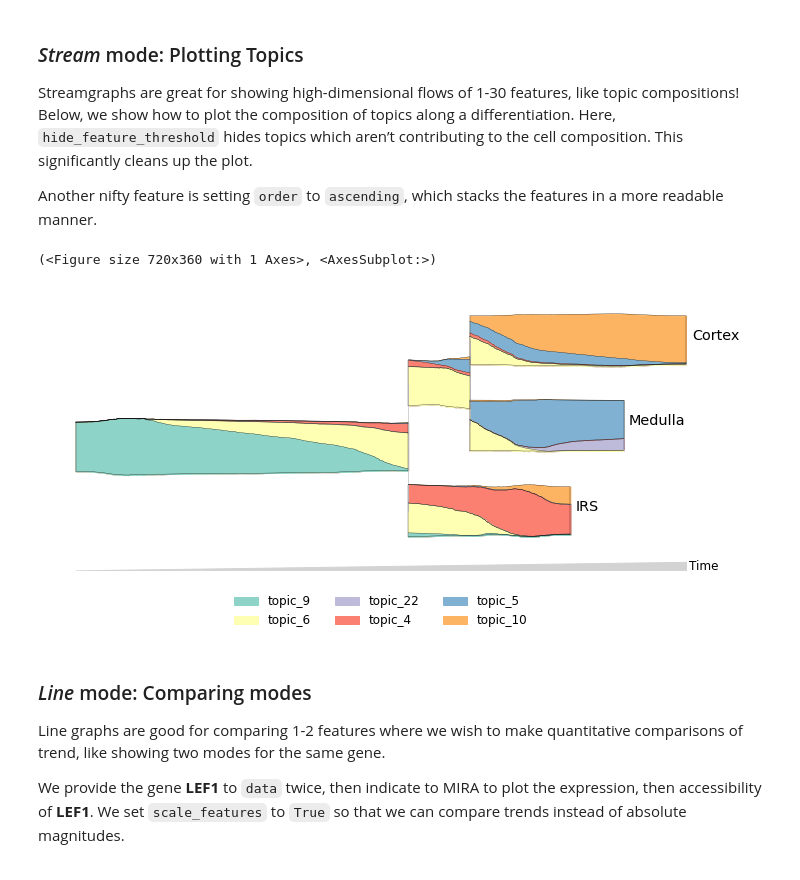
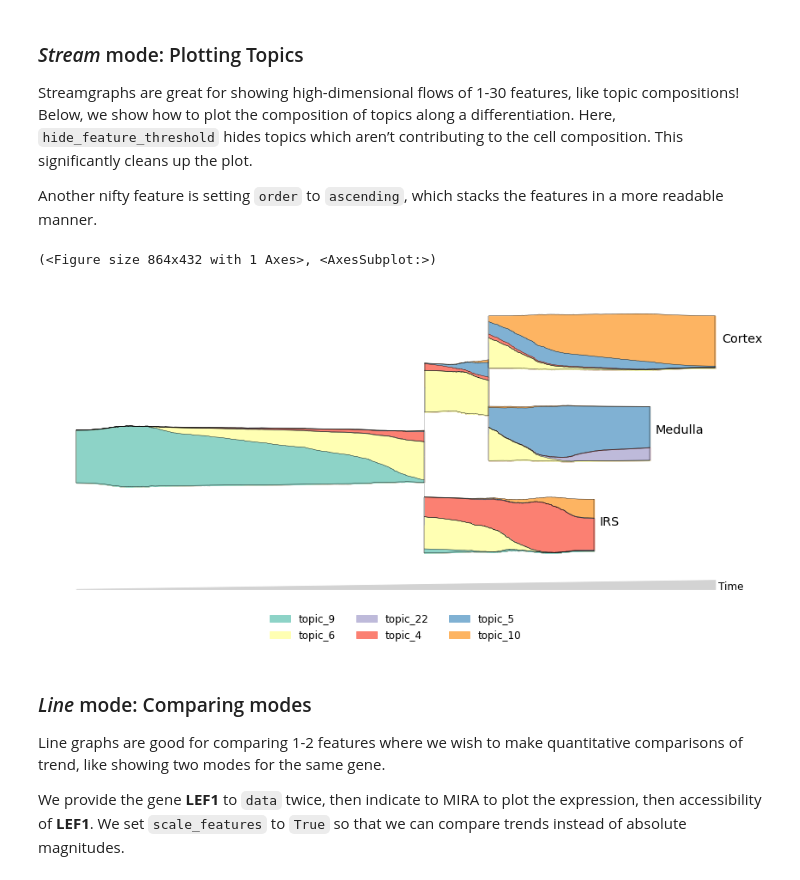
Before and after one commit to cistrome/MIRA, a Jupyter notebook: docs/source/notebooks/tutorial_streamgraphs.ipynb, the cells around one changed output. Saved outputs shown, nothing was run; the diff lists cells and outputs as text; code cells hidden in the pictures.

```diff
--- a/docs/source/notebooks/tutorial_streamgraphs.ipynb
+++ b/docs/source/notebooks/tutorial_streamgraphs.ipynb
@@ -59,21 +60,22 @@ Another nifty feature is setting `order` to `ascending`, which stacks the featur
 # %%
 topics = [6,9,10,5,4,22]
 
 mira.pl.plot_stream(data,
                     data = ["topic_" + str(i) for i in topics],
                     style = "stream",
                     hide_feature_threshold = 0.03,
                     window_size = 301, # smooths the lines
                     max_bar_height= 0.8, # makes the streams thicker
                     palette = "Set3",
                     legend_cols = 3,
                     log_pseudotime = False,
                     order = 'ascending', # plot features in ascending order with respect to time
-                    linewidth=0.3 # makes borders between streams thicker. Userful for light-colored palettes
+                    linewidth=0.4, # makes borders between streams thicker. Userful for light-colored palettes
+                    figsize = (12,6)
                 )
 # %% [output]
-(<Figure size 720x360 with 1 Axes>, <AxesSubplot:>)
+(<Figure size 864x432 with 1 Axes>, <AxesSubplot:>)
-[figure, old version]
+[figure, new version]
 # %% [markdown]
 ### *Line* mode: Comparing modes
 
```
Also changed, not shown: parts of 2 cells of this notebook, 17 other files.
